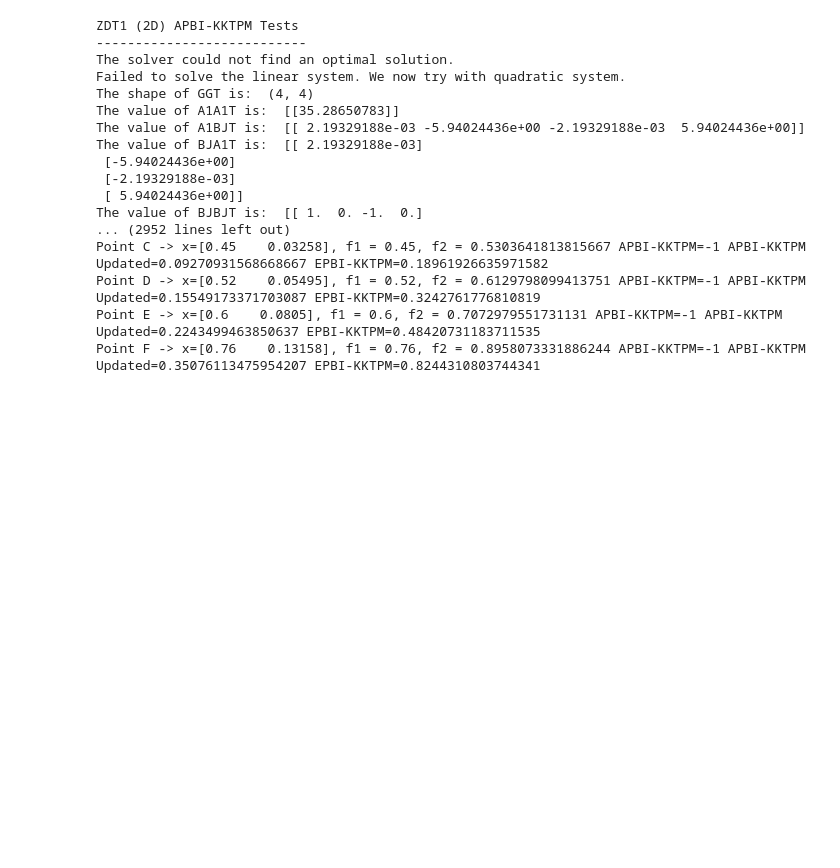
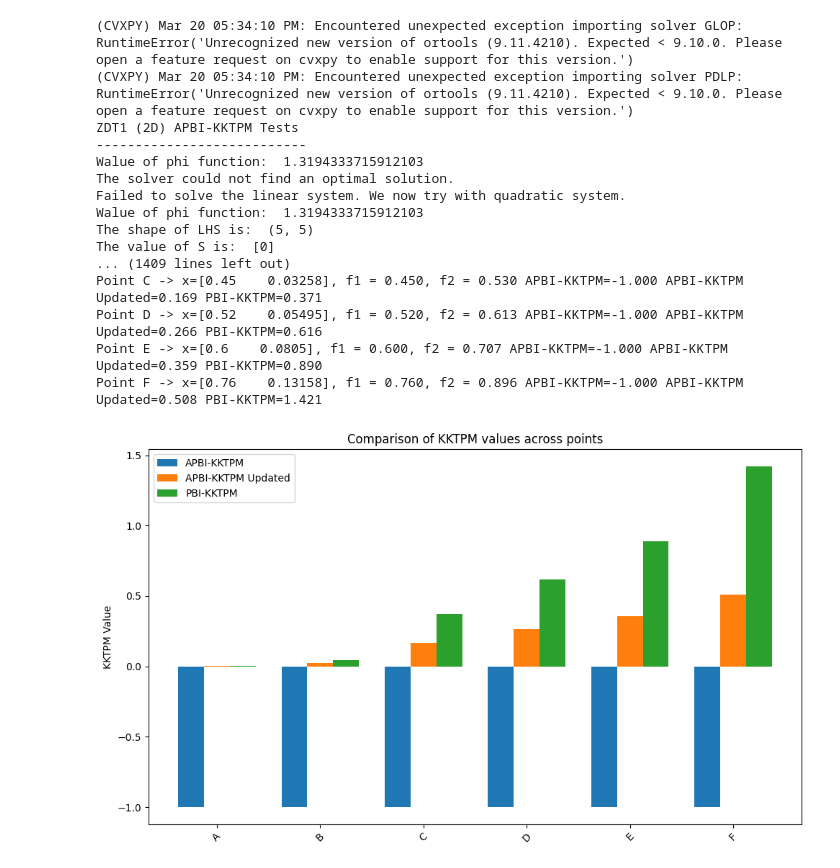
Before and after one commit to golobluka/Apbi-proximity-measure, a Jupyter notebook: checking_proximity measure_values.ipynb, the cells around one changed output. Drawn from its saved outputs; the diff is of its cells as text; code cells hidden in the pictures; blank space fills up the shorter version.

```diff
--- a/checking_proximity measure_values.ipynb
+++ b/checking_proximity measure_values.ipynb
@@ -1,5 +9,7 @@
 # %%
 import numpy as np
+import pandas as pd
+import matplotlib.pyplot as plt
 from pymoo.core.problem import Problem
 from pymoo.optimize import minimize
 from scipy.optimize import approx_fprime
@@ -142,7 +152,7 @@ def pbi_measure(x, problem, w, sigma, r_star):
     d2 = np.linalg.norm(d2_vec)
     d2_smooth_pseudo_huber = np.sum(delta**2 * (np.sqrt(1.0 + (d2_vec / delta)**2) - 1.0))
 
-    pbi_value = d1 + sigma * d2_smooth_pseudo_huber
+    pbi_value = d1 + sigma * d2
     return pbi_value
 
 
@@ -177,53 +187,92 @@ points_zdt1 = {
     "F": np.array([0.760000, 0.131580]),
 }
 results = []
+data = []
 print("ZDT1 (2D) APBI-KKTPM Tests\n---------------------------")
 for label, x_val in points_zdt1.items():
     epsilon_A = apbi_kktpm(x_val, phi_func_zdt1, g_functions, implementation="paper_version")
     epsilon_A_updated = apbi_kktpm(x_val, phi_func_zdt1, g_functions, implementation="complicate_linear_system")
     if epsilon_A is None:
         epsilon_A = -1
     if epsilon_A_updated is None:
         epsionm_A_updated = -1
 
     epsilon_pbi = pbi_kktpm(x_val, phi_func_zdt1, g_functions)
+
+    if epsilon_pbi is None:
+        epsilon_pbi = -1
 
     # Calculate the gradients of d1 and d2
     grad_d1 = approx_fprime(x_val, lambda x: d1(x,w_special, r_star), epsilon=1e-6)
     grad_d2 = approx_fprime(x_val, lambda x: d2(x,w_special, r_star), epsilon=1e-6)
 
 
     X_batch = np.array([x_val])
     out = {}
     zdt1_problem._evaluate(X_batch, out)
     f_val = out["F"][0]
     f1, f2 = f_val[0], f_val[1]
 
-
+    data.append({
+        "Point": label,
+        "x": x_val,
+        "f1": f1,
+        "f2": f2,
+        "APBI-KKTPM": epsilon_A,
+        "APBI-KKTPM Updated": epsilon_A_updated,
+        "EPBI-KKTPM": epsilon_pbi
+    })
     results.append((label, x_val,f1, f2, epsilon_A, epsilon_A_updated, epsilon_pbi))
 
 
+df = pd.DataFrame(data)
+
+# Plot the results.
+
 
 for label, x_val,f1, f2, epsilon_A, epsilon_A_updated, epsilon_pbi in results:
-    print(f"Point {label} -> x={x_val}, f1 = {f1}, f2 = {f2} APBI-KKTPM={epsilon_A} APBI-KKTPM Updated={epsilon_A_updated} EPBI-KKTPM={epsilon_pbi}")
+    print(f"Point {label} -> x={x_val}, f1 = {f1:.3f}, f2 = {f2:.3f} APBI-KKTPM={epsilon_A:.3f} APBI-KKTPM Updated={epsilon_A_updated:.3f} PBI-KKTPM={epsilon_pbi:.3f}")
+
+points = [item[0] for item in results]  # label
+epsilon_A_vals = [item[4] for item in results]
+epsilon_A_updated_vals = [item[5] for item in results]
+epsilon_pbi_vals = [item[6] for item in results]
+
+x = np.arange(len(points))  # the label locations
+width = 0.25  # the width of the bars
+
+fig, ax = plt.subplots(figsize=(10, 6))
+rects1 = ax.bar(x - width, epsilon_A_vals, width, label='APBI-KKTPM')
+rects2 = ax.bar(x,        epsilon_A_updated_vals, width, label='APBI-KKTPM Updated')
+rects3 = ax.bar(x + width, epsilon_pbi_vals, width, label='PBI-KKTPM')
+
+ax.set_ylabel('KKTPM Value')
+ax.set_xticks(x)
+ax.set_xticklabels(points, rotation=45)
+ax.legend()
+ax.set_title('Comparison of KKTPM values across points')
+
+plt.tight_layout()
+plt.show()
 # %% [output]
+(CVXPY) Mar 20 05:34:10 PM: Encountered unexpected exception importing solver GLOP:
+RuntimeError('Unrecognized new version of ortools (9.11.4210). Expected < 9.10.0. Please open a feature request on cvxpy to enable support for this version.')
+(CVXPY) Mar 20 05:34:10 PM: Encountered unexpected exception importing solver PDLP:
+RuntimeError('Unrecognized new version of ortools (9.11.4210). Expected < 9.10.0. Please open a feature request on cvxpy to enable support for this version.')
 ZDT1 (2D) APBI-KKTPM Tests
 ---------------------------
+Walue of phi function:  1.3194333715912103
 The solver could not find an optimal solution.
 Failed to solve the linear system. We now try with quadratic system.
-The shape of GGT is:  (4, 4)
-The value of A1A1T is:  [[35.28650783]]
-The value of A1BJT is:  [[ 2.19329188e-03 -5.94024436e+00 -2.19329188e-03  5.94024436e+00]]
-The value of BJA1T is:  [[ 2.19329188e-03]
- [-5.94024436e+00]
- [-2.19329188e-03]
- [ 5.94024436e+00]]
-The value of BJBJT is:  [[ 1.  0. -1.  0.]
-... (2952 lines left out)
-Point C -> x=[0.45    0.03258], f1 = 0.45, f2 = 0.5303641813815667 APBI-KKTPM=-1 APBI-KKTPM Updated=0.09270931568668667 EPBI-KKTPM=0.18961926635971582
-Point D -> x=[0.52    0.05495], f1 = 0.52, f2 = 0.6129798099413751 APBI-KKTPM=-1 APBI-KKTPM Updated=0.15549173371703087 EPBI-KKTPM=0.3242761776810819
-Point E -> x=[0.6    0.0805], f1 = 0.6, f2 = 0.7072979551731131 APBI-KKTPM=-1 APBI-KKTPM Updated=0.2243499463850637 EPBI-KKTPM=0.48420731183711535
-Point F -> x=[0.76    0.13158], f1 = 0.76, f2 = 0.8958073331886244 APBI-KKTPM=-1 APBI-KKTPM Updated=0.35076113475954207 EPBI-KKTPM=0.8244310803744341
+Walue of phi function:  1.3194333715912103
+The shape of LHS is:  (5, 5)
+The value of S is:  [0]
+... (1409 lines left out)
+Point C -> x=[0.45    0.03258], f1 = 0.450, f2 = 0.530 APBI-KKTPM=-1.000 APBI-KKTPM Updated=0.169 PBI-KKTPM=0.371
+Point D -> x=[0.52    0.05495], f1 = 0.520, f2 = 0.613 APBI-KKTPM=-1.000 APBI-KKTPM Updated=0.266 PBI-KKTPM=0.616
+Point E -> x=[0.6    0.0805], f1 = 0.600, f2 = 0.707 APBI-KKTPM=-1.000 APBI-KKTPM Updated=0.359 PBI-KKTPM=0.890
+Point F -> x=[0.76    0.13158], f1 = 0.760, f2 = 0.896 APBI-KKTPM=-1.000 APBI-KKTPM Updated=0.508 PBI-KKTPM=1.421
+[figure, added]
 # %%
 
 # This is the case for the SRN problem
```
Also changed, not shown: parts of 3 cells of this notebook, 3 other files.
